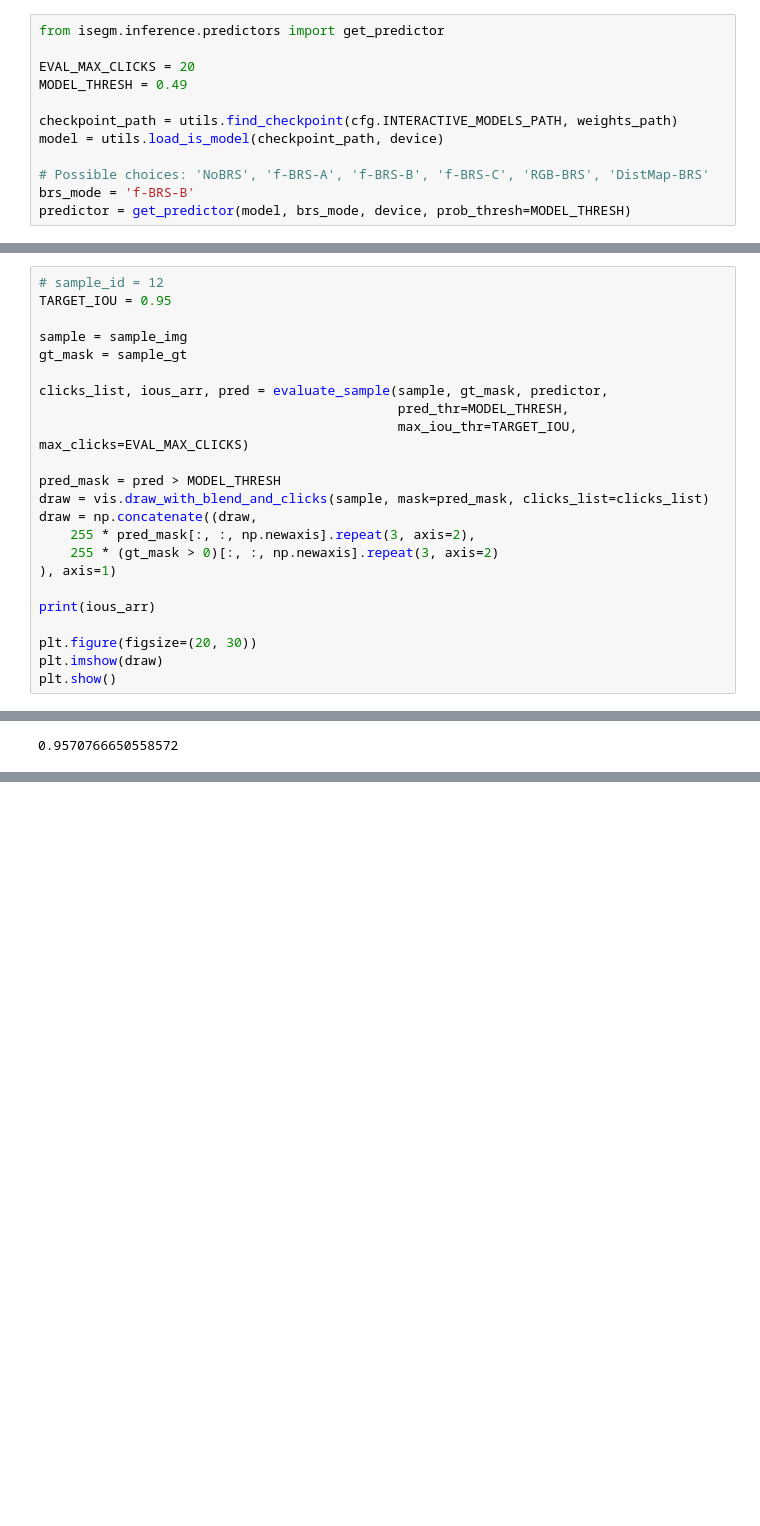
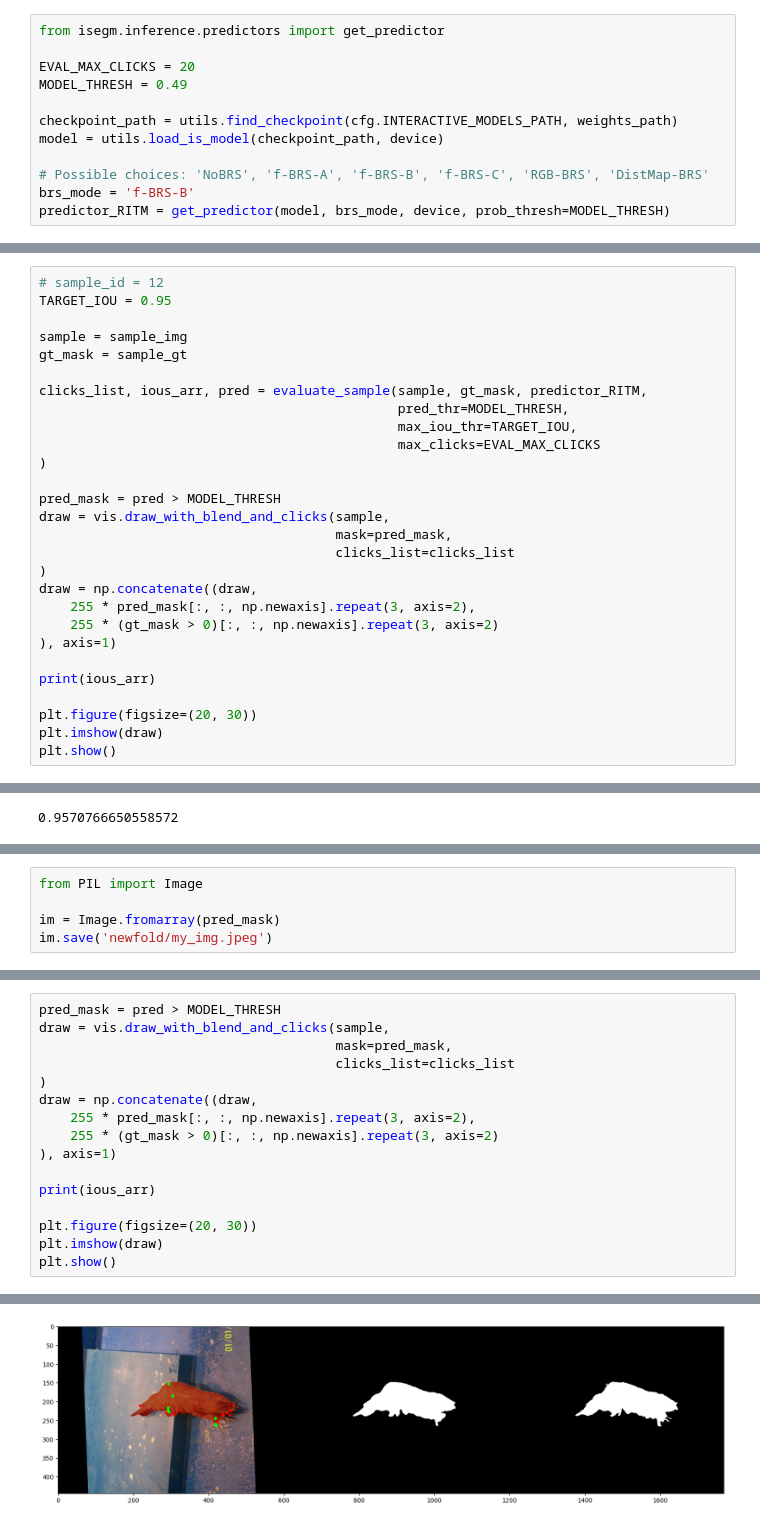
Before and after one commit to ana-bernal/P7_preuve-concept, a Jupyter notebook: 01_exploration.ipynb, the cells around one changed output, grey strips where cells are left out. Cells and saved outputs as stored; diff of their text form; blank space fills up the shorter version.

```diff
--- a/01_exploration.ipynb
+++ b/01_exploration.ipynb
@@ -334,7 +353,7 @@ model = utils.load_is_model(checkpoint_path, device)
 
 # Possible choices: 'NoBRS', 'f-BRS-A', 'f-BRS-B', 'f-BRS-C', 'RGB-BRS', 'DistMap-BRS'
 brs_mode = 'f-BRS-B'
-predictor = get_predictor(model, brs_mode, device, prob_thresh=MODEL_THRESH)
+predictor_RITM = get_predictor(model, brs_mode, device, prob_thresh=MODEL_THRESH)
 # %% [markdown]
 generate mask for one sample
 # %%
@@ -344,12 +363,17 @@ TARGET_IOU = 0.95
 sample = sample_img
 gt_mask = sample_gt
 
-clicks_list, ious_arr, pred = evaluate_sample(sample, gt_mask, predictor,
+clicks_list, ious_arr, pred = evaluate_sample(sample, gt_mask, predictor_RITM,
                                               pred_thr=MODEL_THRESH,
-                                              max_iou_thr=TARGET_IOU, max_clicks=EVAL_MAX_CLICKS)
+                                              max_iou_thr=TARGET_IOU,
+                                              max_clicks=EVAL_MAX_CLICKS
+)
 
 pred_mask = pred > MODEL_THRESH
-draw = vis.draw_with_blend_and_clicks(sample, mask=pred_mask, clicks_list=clicks_list)
+draw = vis.draw_with_blend_and_clicks(sample,
+                                      mask=pred_mask,
+                                      clicks_list=clicks_list
+)
 draw = np.concatenate((draw,
     255 * pred_mask[:, :, np.newaxis].repeat(3, axis=2),
     255 * (gt_mask > 0)[:, :, np.newaxis].repeat(3, axis=2)
@@ -385,0 +443,5 @@ jaccard(pred_mask,sample_gt)
+# %%
+from PIL import Image
+
+im = Image.fromarray(pred_mask)
+im.save('newfold/my_img.jpeg')
@@ -385,0 +562,17 @@ jaccard(pred_mask,sample_gt)
+# %%
+pred_mask = pred > MODEL_THRESH
+draw = vis.draw_with_blend_and_clicks(sample,
+                                      mask=pred_mask,
+                                      clicks_list=clicks_list
+)
+draw = np.concatenate((draw,
+    255 * pred_mask[:, :, np.newaxis].repeat(3, axis=2),
+    255 * (gt_mask > 0)[:, :, np.newaxis].repeat(3, axis=2)
+), axis=1)
+
+print(ious_arr)
+
+plt.figure(figsize=(20, 30))
+plt.imshow(draw)
+plt.show()
+# %% [output]
@@ -385,0 +583 @@ jaccard(pred_mask,sample_gt)
+[figure, added]
```
Also changed, not shown: parts of 35 cells of this notebook.
